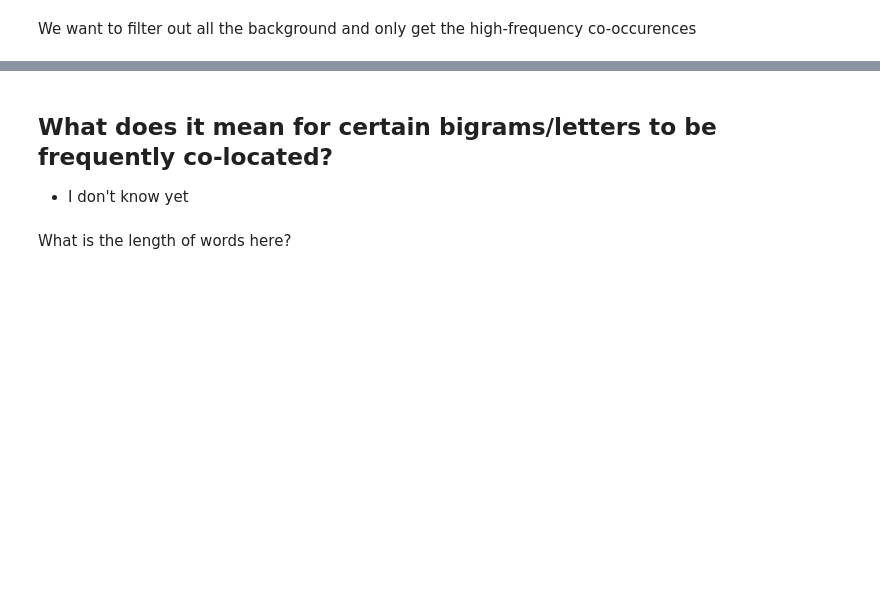
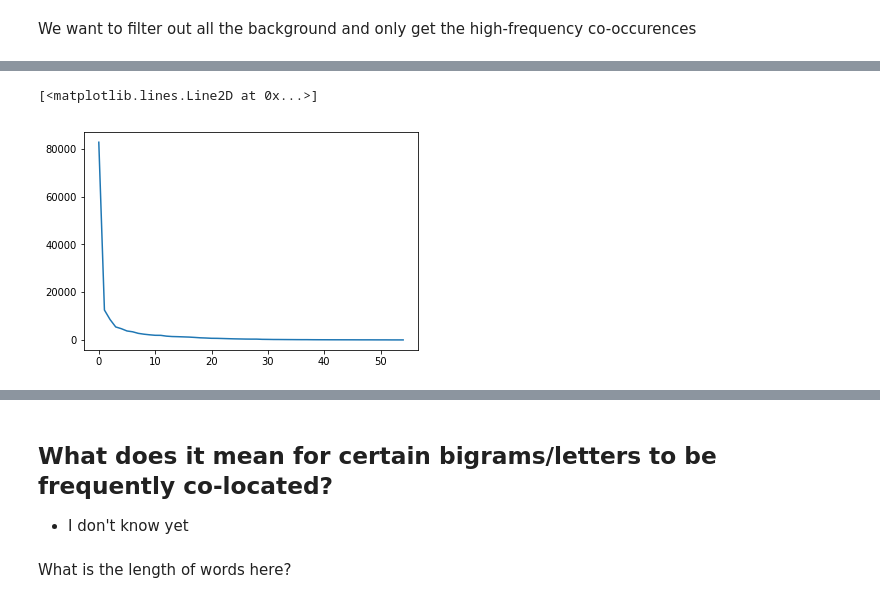
Before and after one commit to mwufi/voynich, a Jupyter notebook: 3 Words and their Co-occurences.ipynb, the cells around one changed output, grey strips where cells are left out. Cells and saved outputs as stored; diff of their text form; code cells hidden in the pictures; blank space fills up the shorter version.

```diff
--- a/3 Words and their Co-occurences.ipynb
+++ b/3 Words and their Co-occurences.ipynb
@@ -114,0 +127,5 @@ _ = plt.imshow(new_stuff)
+# %%
+plt.plot(s)
+# %% [output]
+[<matplotlib.lines.Line2D at 0x...>]
+[figure, added]
```
Also changed, not shown: parts of 16 cells of this notebook.
